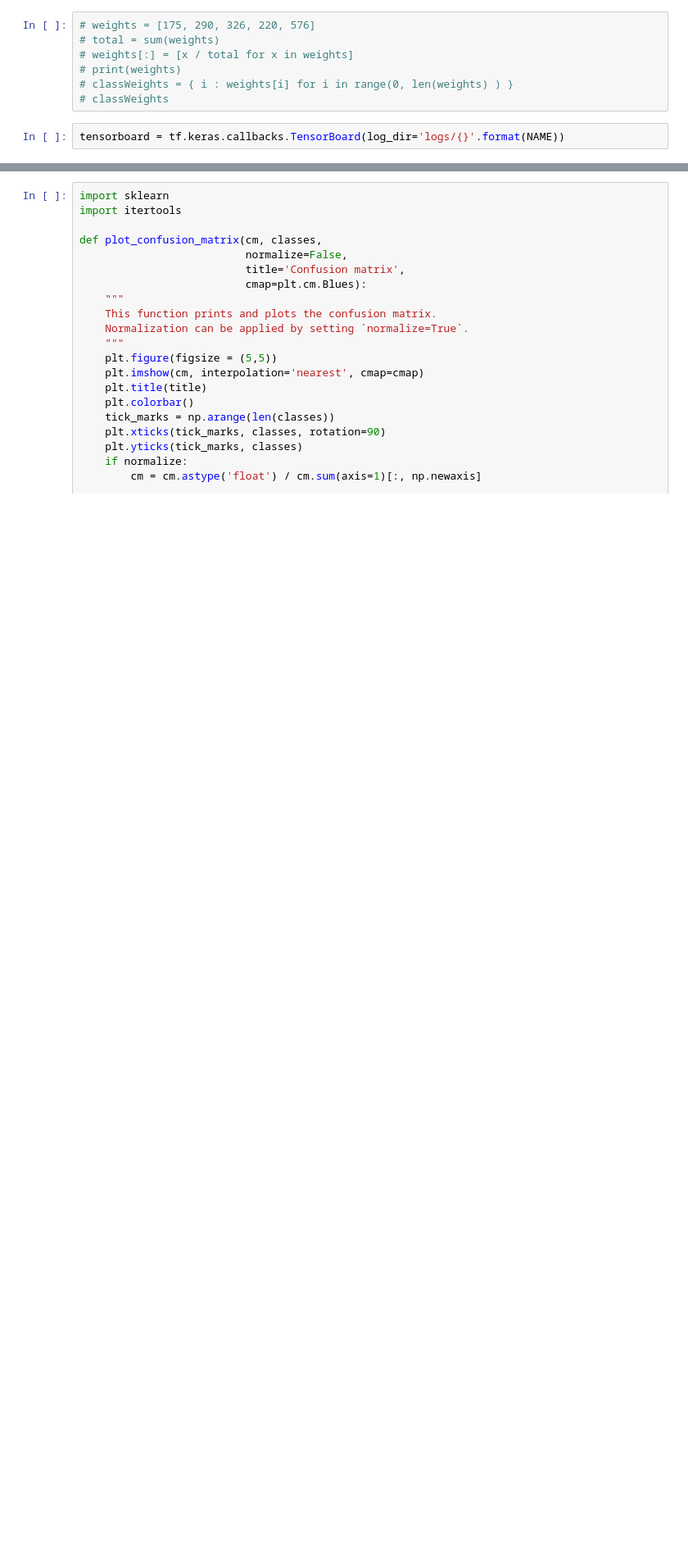
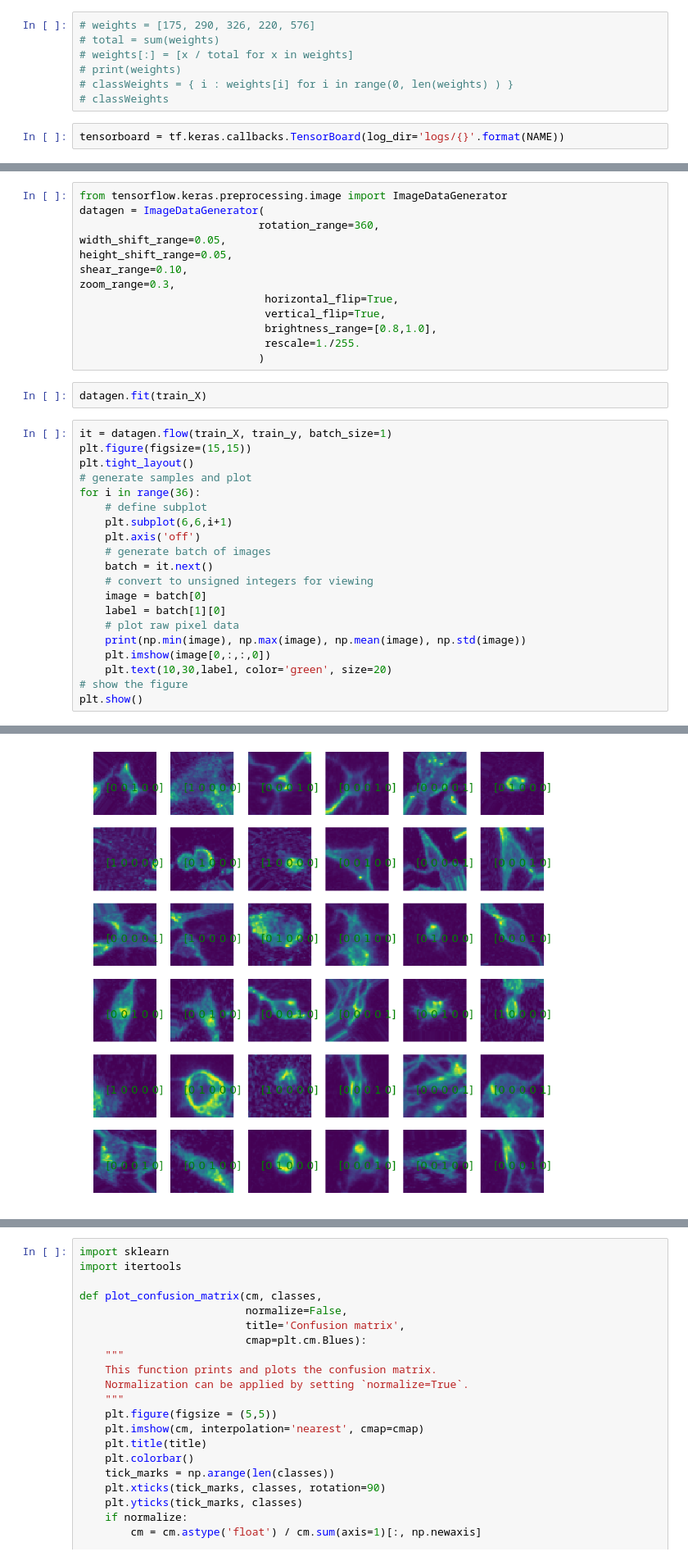
Before and after one commit to PreibischLab/PixelWise_Cell_Classification, a Jupyter notebook: VGG.ipynb, the cells around one changed output, grey strips where cells are left out. Shown at 82% size. Saved outputs shown, nothing was run; the diff lists cells and outputs as text; blank space fills up the shorter version.

```diff
--- a/VGG.ipynb
+++ b/VGG.ipynb
@@ -162,0 +184,36 @@ datagen = tf.keras.preprocessing.image.ImageDataGenerator(
+# %%
+from tensorflow.keras.preprocessing.image import ImageDataGenerator
+datagen = ImageDataGenerator(
+                            rotation_range=360,
+width_shift_range=0.05,
+height_shift_range=0.05,
+shear_range=0.10,
+zoom_range=0.3,
+                             horizontal_flip=True,
+                             vertical_flip=True,
+                             brightness_range=[0.8,1.0],
+                             rescale=1./255.
+                            )
+# %%
+datagen.fit(train_X)
+# %%
+it = datagen.flow(train_X, train_y, batch_size=1)
+plt.figure(figsize=(15,15))
+plt.tight_layout()
+# generate samples and plot
+for i in range(36):
+    # define subplot
+    plt.subplot(6,6,i+1)
+    plt.axis('off')
+    # generate batch of images
+    batch = it.next()
+    # convert to unsigned integers for viewing
+    image = batch[0]
+    label = batch[1][0]
+    # plot raw pixel data
+    print(np.min(image), np.max(image), np.mean(image), np.std(image))
+    plt.imshow(image[0,:,:,0])
+    plt.text(10,30,label, color='green', size=20)
+# show the figure
+plt.show()
+# %% [output]
@@ -163,3 +248,4 @@ datagen = tf.keras.preprocessing.image.ImageDataGenerator(
+[figure, added]
 # %%
 history = model.fit(datagen.flow(train_X, train_y, batch_size=32), epochs=10000,
                     validation_data=(test_X, test_y),callbacks=[cp_callback,tensorboard_callback])
```
Also changed, not shown: parts of 13 cells of this notebook, 16 other files.
